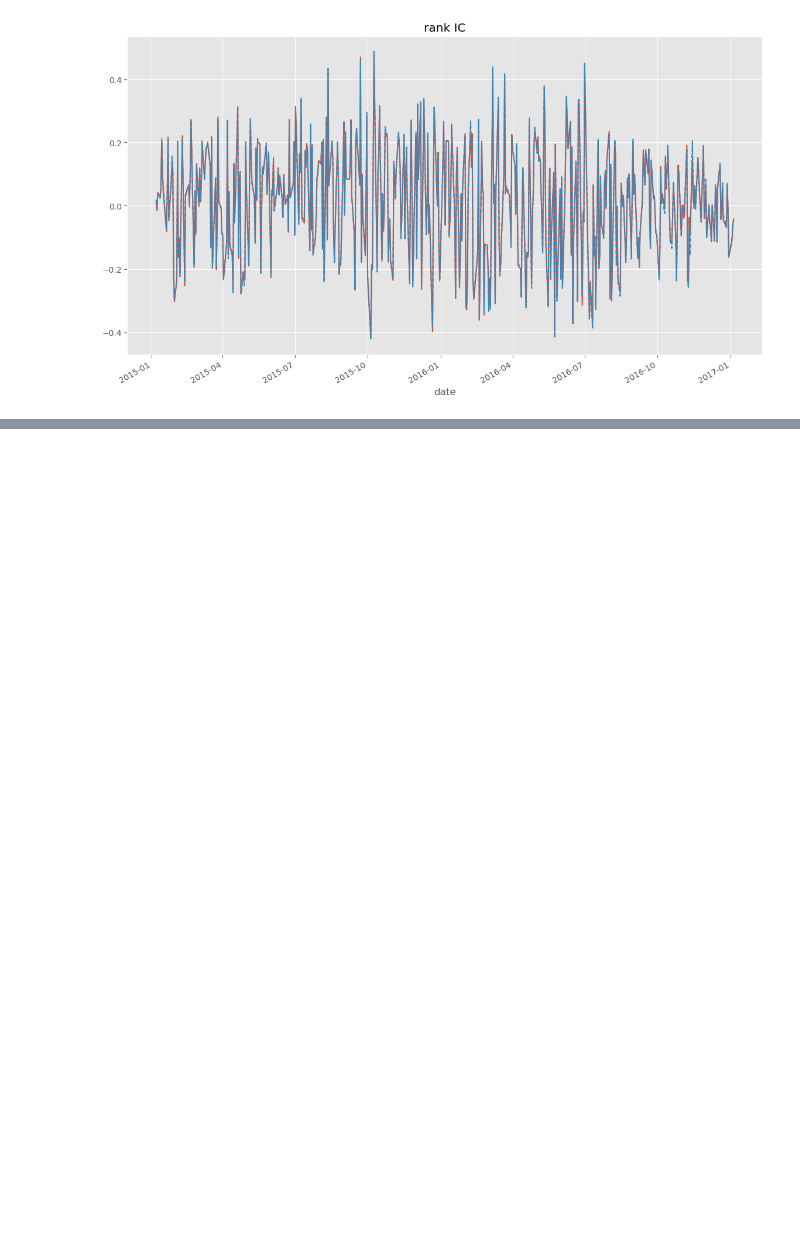
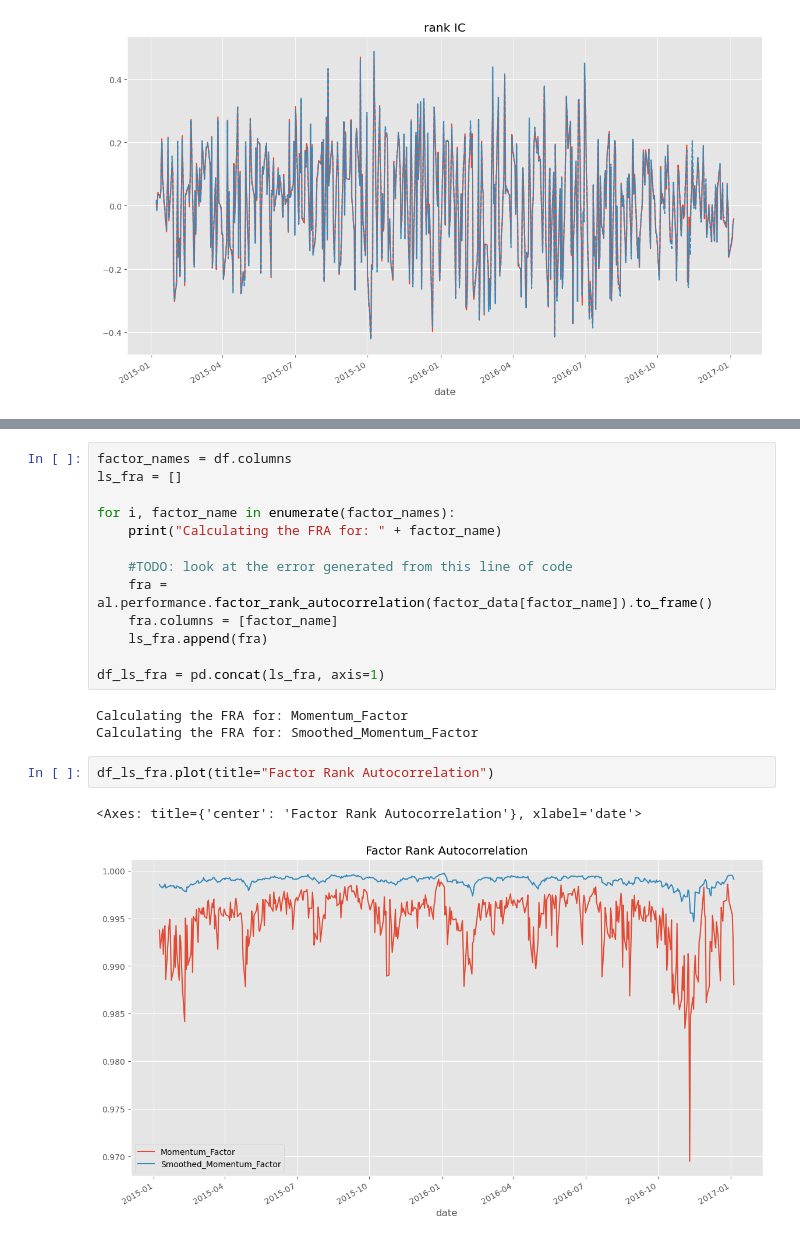
Before and after one commit to ansingh16/AI_for_trading, a Jupyter notebook: Notes/alpha_factor/alpha_modelling.ipynb, the cells around one changed output, grey strips where cells are left out. Saved outputs shown, nothing was run; the diff lists cells and outputs as text; blank space fills up the shorter version.

```diff
--- a/Notes/alpha_factor/sector_neutral.ipynb
+++ b/Notes/alpha_factor/alpha_modelling.ipynb
@@ -675,0 +683,21 @@ ls_rank_ic[1]['Smoothed_Momentum_Factor'].plot(style='--')
+# %%
+factor_names = df.columns
+ls_fra = []
+
+for i, factor_name in enumerate(factor_names):
+    print("Calculating the FRA for: " + factor_name)
+
+    #TODO: look at the error generated from this line of code
+    fra = al.performance.factor_rank_autocorrelation(factor_data[factor_name]).to_frame()
+    fra.columns = [factor_name]
+    ls_fra.append(fra)
+
+df_ls_fra = pd.concat(ls_fra, axis=1)
+# %% [output]
+Calculating the FRA for: Momentum_Factor
+Calculating the FRA for: Smoothed_Momentum_Factor
+# %%
+df_ls_fra.plot(title="Factor Rank Autocorrelation")
+# %% [output]
+<Axes: title={'center': 'Factor Rank Autocorrelation'}, xlabel='date'>
+[figure, added]
```
Also changed, not shown: parts of 13 cells of this notebook.
